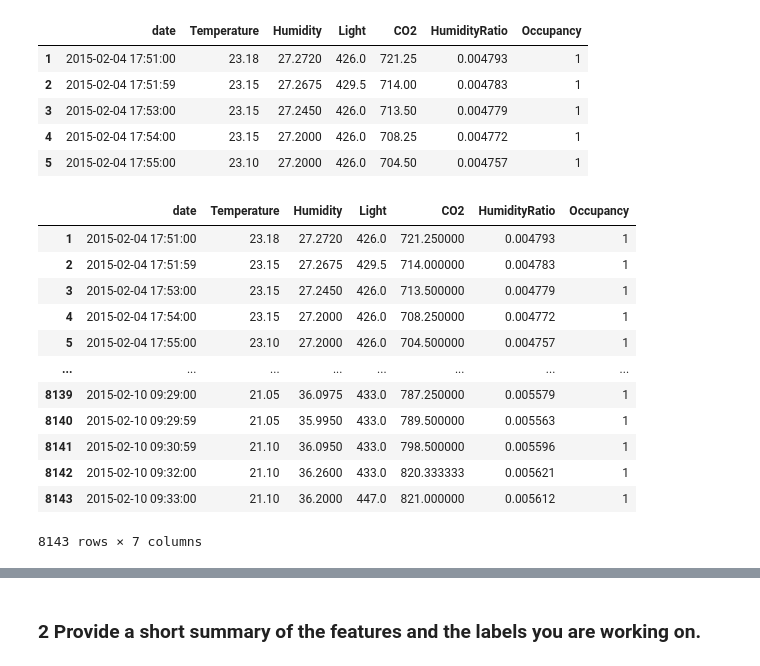
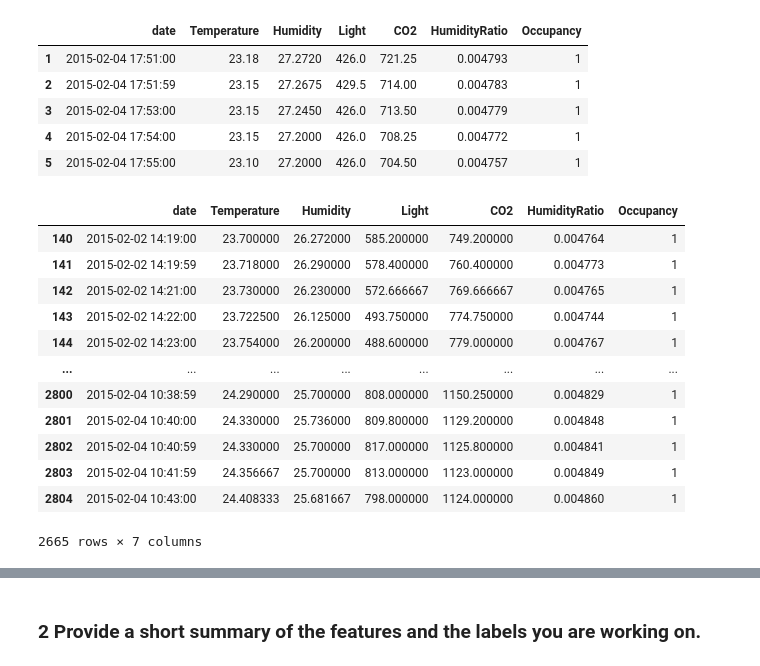
Before and after one commit to Robert-Gomez-AI/MathsOfMLCourse, a Jupyter notebook: Occupancy.ipynb, the cells around one changed output, grey strips where cells are left out. Drawn from its saved outputs; the diff is of its cells as text; code cells hidden in the pictures.

```diff
--- a/Occupancy.ipynb
+++ b/Occupancy.ipynb
@@ -71,6 +71,22 @@ df_occupancy.head()
 # %%
 df_val_occupancy = pd.read_csv('occupancy_data/datatest.txt')
 df_test_occupancy = pd.read_csv('occupancy_data/datatest2.txt')
+# %%
+df_val_occupancy
+# %% [output]
+|  | date | Temperature | Humidity | Light | CO2 | HumidityRatio | Occupancy |
+| 140 | 2015-02-02 14:19:00 | 23.700000 | 26.272000 | 585.200000 | 749.200000 | 0.004764 | 1 |
+| 141 | 2015-02-02 14:19:59 | 23.718000 | 26.290000 | 578.400000 | 760.400000 | 0.004773 | 1 |
+| 142 | 2015-02-02 14:21:00 | 23.730000 | 26.230000 | 572.666667 | 769.666667 | 0.004765 | 1 |
+| 143 | 2015-02-02 14:22:00 | 23.722500 | 26.125000 | 493.750000 | 774.750000 | 0.004744 | 1 |
+| 144 | 2015-02-02 14:23:00 | 23.754000 | 26.200000 | 488.600000 | 779.000000 | 0.004767 | 1 |
+| ... | ... | ... | ... | ... | ... | ... | ... |
+| 2800 | 2015-02-04 10:38:59 | 24.290000 | 25.700000 | 808.000000 | 1150.250000 | 0.004829 | 1 |
+| 2801 | 2015-02-04 10:40:00 | 24.330000 | 25.736000 | 809.800000 | 1129.200000 | 0.004848 | 1 |
+| 2802 | 2015-02-04 10:40:59 | 24.330000 | 25.700000 | 817.000000 | 1125.800000 | 0.004841 | 1 |
+| 2803 | 2015-02-04 10:41:59 | 24.356667 | 25.700000 | 813.000000 | 1123.000000 | 0.004849 | 1 |
+| 2804 | 2015-02-04 10:43:00 | 24.408333 | 25.681667 | 798.000000 | 1124.000000 | 0.004860 | 1 |
+2665 rows × 7 columns
 # %%
 df_occupancy['Occupancy']=df_occupancy['Occupancy'].replace(0,-1)
 df_val_occupancy['Occupancy']=df_val_occupancy['Occupancy'].replace(0,-1)
@@ -78,16 +93,0 @@ df_test_occupancy['Occupancy']= df_test_occupancy['Occupancy'].replace(0.-1)
-# %%
-df_occupancy
-# %% [output]
-|  | date | Temperature | Humidity | Light | CO2 | HumidityRatio | Occupancy |
-| 1 | 2015-02-04 17:51:00 | 23.18 | 27.2720 | 426.0 | 721.250000 | 0.004793 | 1 |
-| 2 | 2015-02-04 17:51:59 | 23.15 | 27.2675 | 429.5 | 714.000000 | 0.004783 | 1 |
-| 3 | 2015-02-04 17:53:00 | 23.15 | 27.2450 | 426.0 | 713.500000 | 0.004779 | 1 |
-| 4 | 2015-02-04 17:54:00 | 23.15 | 27.2000 | 426.0 | 708.250000 | 0.004772 | 1 |
-| 5 | 2015-02-04 17:55:00 | 23.10 | 27.2000 | 426.0 | 704.500000 | 0.004757 | 1 |
-| ... | ... | ... | ... | ... | ... | ... | ... |
-| 8139 | 2015-02-10 09:29:00 | 21.05 | 36.0975 | 433.0 | 787.250000 | 0.005579 | 1 |
-| 8140 | 2015-02-10 09:29:59 | 21.05 | 35.9950 | 433.0 | 789.500000 | 0.005563 | 1 |
-| 8141 | 2015-02-10 09:30:59 | 21.10 | 36.0950 | 433.0 | 798.500000 | 0.005596 | 1 |
-| 8142 | 2015-02-10 09:32:00 | 21.10 | 36.2600 | 433.0 | 820.333333 | 0.005621 | 1 |
-| 8143 | 2015-02-10 09:33:00 | 21.10 | 36.2000 | 447.0 | 821.000000 | 0.005612 | 1 |
-8143 rows × 7 columns
```
Also changed, not shown: parts of 47 cells of this notebook, 1 other file.
